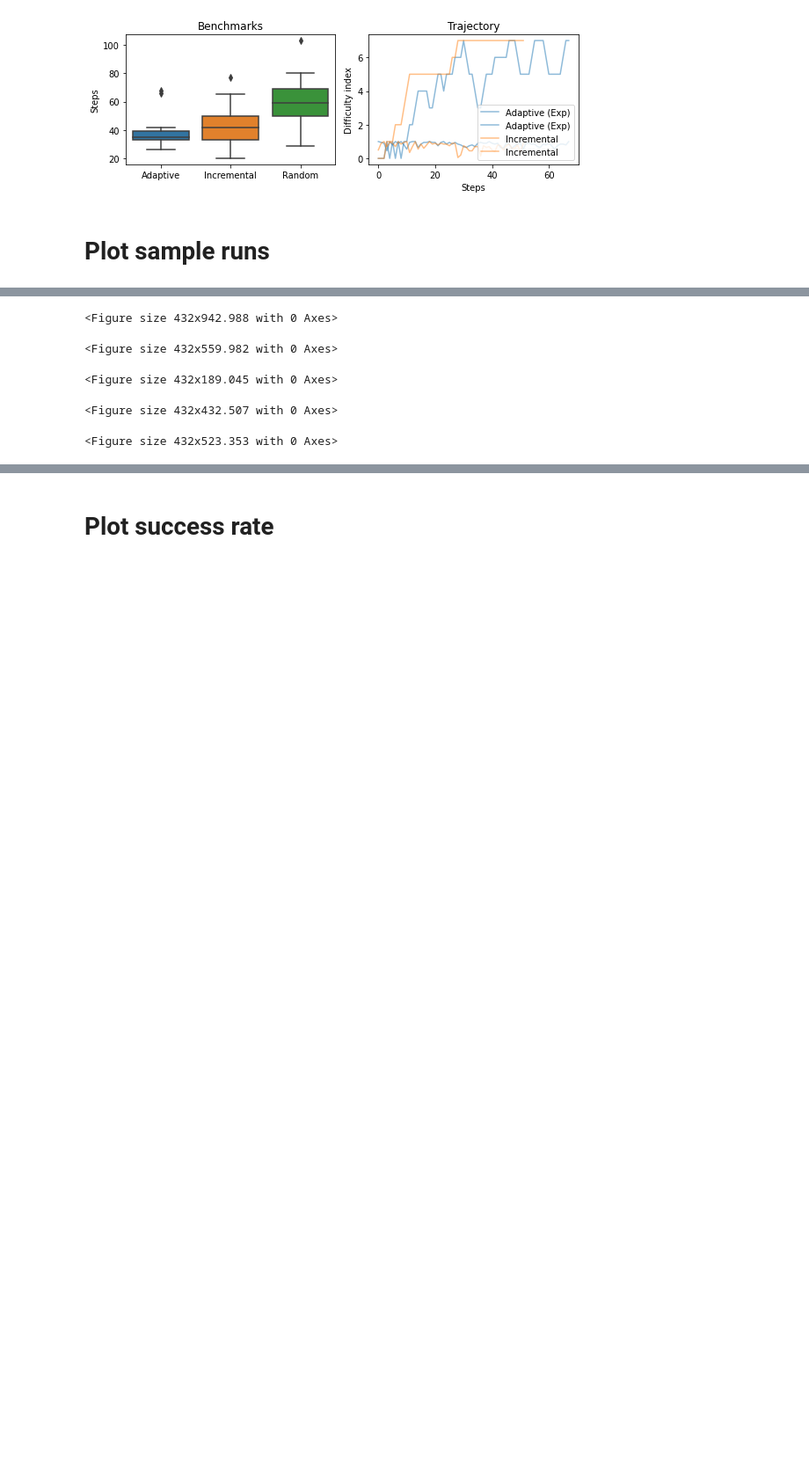
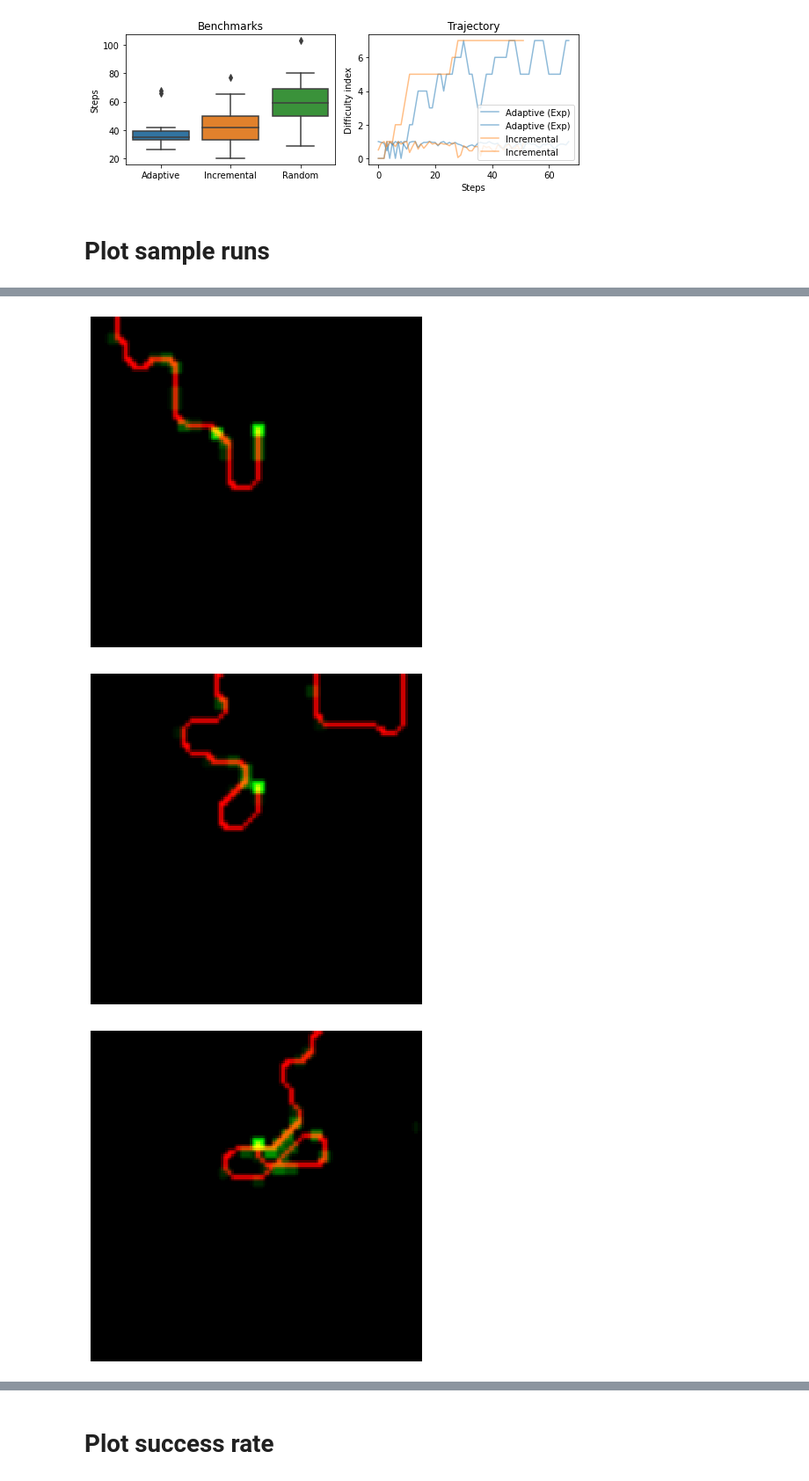
Before and after one commit to wtong98/automated-curriculum-learning, a Jupyter notebook: trail_env/notebook/track_plotter.ipynb, the cells around one changed output, grey strips where cells are left out. Shown at 88% size. Cells and saved outputs as stored; diff of their text form; code cells hidden in the pictures; blank space fills up the shorter version.

```diff
--- a/trail_env/notebook/track_plotter.ipynb
+++ b/trail_env/notebook/track_plotter.ipynb
@@ -176,7 +179,7 @@ trail_args = {
     'max_steps': 'auto',
 }
 
-n_samps = 5
+n_samps = 10
 
 path = Path(f'plume_examples/')
 if not path.exists():
@@ -197,36 +200,34 @@ for i in tqdm(range(n_samps)):
     odor_hists.append(agent.odor_history)
 
     fig, axs = plt.subplots(1, 1, figsize=(6, 12))
 
     for ax, m, p_hist, odor_hist in zip([axs], maps, position_hists, odor_hists):
         odor_hist = np.array(odor_hist)
         odor_hist = odor_hist[odor_hist[:,0] > 0]
 
         x_min = min(-30, np.min(p_hist[:,0]))
         x_max = max(30, np.max(p_hist[:,0]))
 
         y_min = min(-50, np.min(p_hist[:,1]))
         y_max = max(10, np.max(p_hist[:,1]))
 
         m.plot(ax=ax, x_lim=(x_min-20, x_max+20), y_lim=(y_min - 20, y_max + 20))
         ax.plot(p_hist[:,0], p_hist[:,1], linewidth=1.5, color='black')
         ax.scatter(odor_hist[:,1], odor_hist[:,2], color='darkturquoise', alpha=0.8, s=20)
 
     ratio = (y_max - y_min + 40) / (x_max - x_min + 40)
     height = 6 * ratio
 
     fig.set_size_inches((6, height))
     fig.tight_layout()
 
     plt.axis('off')
     plt.savefig(str(path / f'example_{i}.png'))
 
     plt.clf()
 
-    plot_observations(info['obs'], path)
+    plot_observations(i, info['obs'], path)
 # %% [output]
-<Figure size 432x942.988 with 0 Axes>
-<Figure size 432x559.982 with 0 Axes>
-<Figure size 432x189.045 with 0 Axes>
-<Figure size 432x432.507 with 0 Axes>
-<Figure size 432x523.353 with 0 Axes>
+[figure, added]
+[figure, added]
+[figure, added]
```
Also changed, not shown: parts of 5 cells of this notebook.
